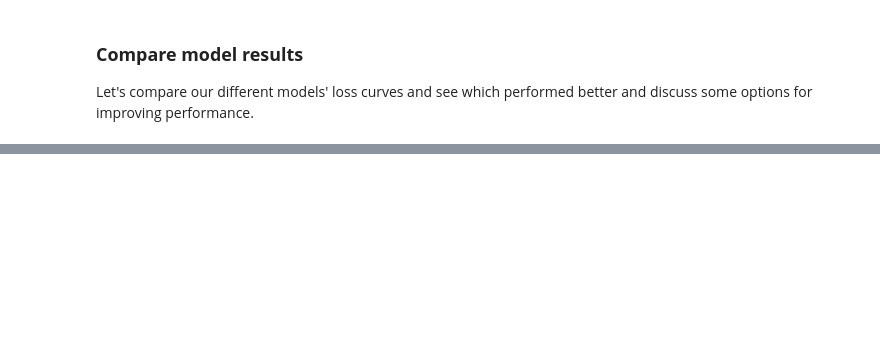
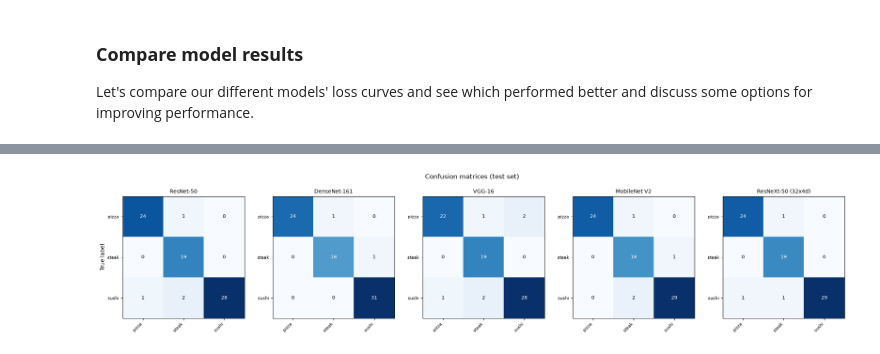
Before and after one commit to kthrynlgh/martinito-ds-portfolio, a Jupyter notebook: lab-activities/lab-exercise-06.ipynb, the cells around one changed output, grey strips where cells are left out. Saved outputs shown, nothing was run; the diff lists cells and outputs as text; code cells hidden in the pictures; blank space fills up the shorter version.

```diff
--- a/lab-activities/lab-exercise-06.ipynb
+++ b/lab-activities/lab-exercise-06.ipynb
@@ -380,0 +529,27 @@ Let's compare our different models' loss curves and see which performed better a
+# %%
+fig, axes = plt.subplots(1, len(results), figsize=(20, 4))
+
+# Handle single vs multi-model edge case safely
+if len(results) == 1:
+    axes = [axes]
+
+for ax, res in zip(axes, results):
+    cm = res["confusion_matrix"]
+    im = ax.imshow(cm, cmap="Blues")
+    ax.set_title(res["Model"], fontsize=10)
+    ax.set_xticks(range(len(classes)))
+    ax.set_xticklabels(classes, rotation=45, ha="right", fontsize=8)
+    ax.set_yticks(range(len(classes)))
+    ax.set_yticklabels(classes, fontsize=8)
+
+    for i in range(len(classes)):
+        for j in range(len(classes)):
+            ax.text(j, i, cm[i, j], ha="center", va="center",
+                    color="white" if cm[i, j] > cm.max() / 2 else "black", fontsize=9)
+
+axes[0].set_ylabel("True label")
+fig.suptitle("Confusion matrices (test set)", y=1.03)
+plt.tight_layout()
+plt.show()
+# %% [output]
+[figure, added]
```
Also changed, not shown: parts of 36 cells of this notebook.
